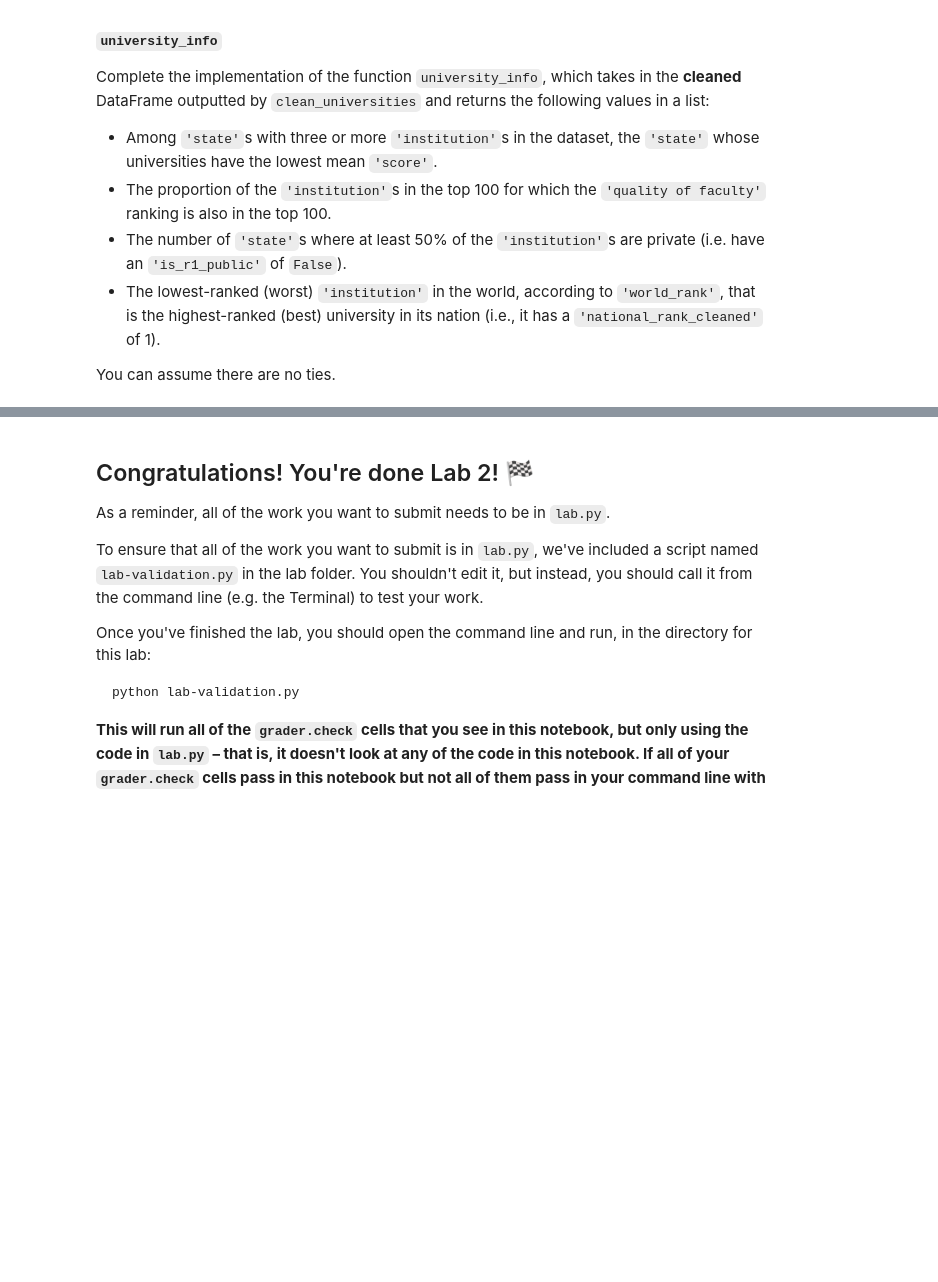
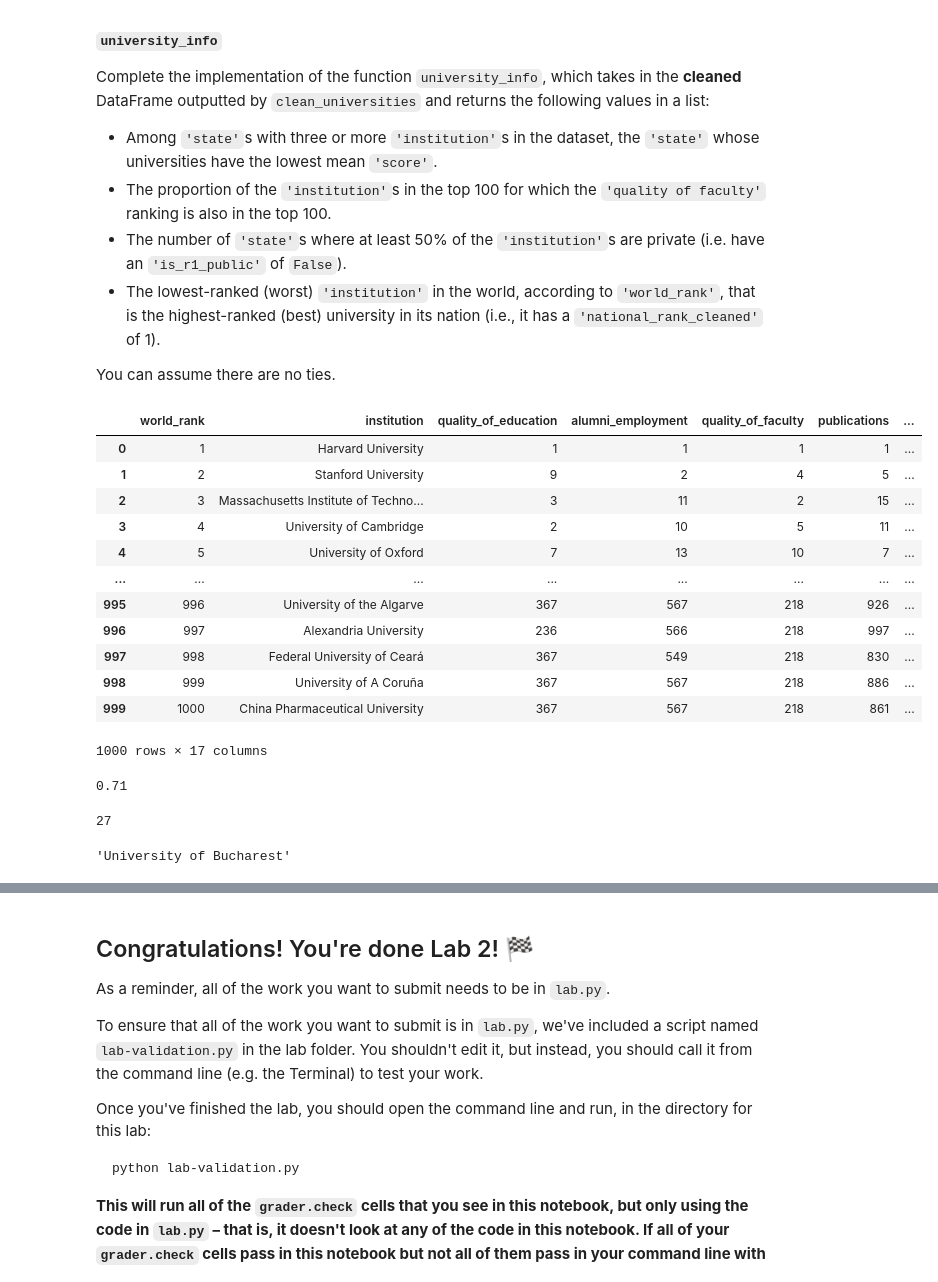
Before and after one commit to Sweekrit-B/dsc80-2025-fa, a Jupyter notebook: labs/lab02/lab.ipynb, the cells around one changed output, grey strips where cells are left out. Drawn from its saved outputs; the diff is of its cells as text; code cells hidden in the pictures; blank space fills up the shorter version.

```diff
--- a/labs/lab02/lab.ipynb
+++ b/labs/lab02/lab.ipynb
@@ -439,3 +594,31 @@ Complete the implementation of the function `university_info`, which takes in th
 * The lowest-ranked (worst) `'institution'` in the world, according to `'world_rank'`, that is the highest-ranked (best) university in its nation (i.e., it has a `'national_rank_cleaned'` of 1).
 
 You can assume there are no ties.
+# %%
+pd.set_option('display.max_rows', 200)
+# %%
+fp = Path('data') / 'universities_unified.csv'
+df = pd.read_csv(fp)
+df_copy = df.copy()
+df_copy['institution'] = df_copy['institution'].str.replace('\n', ', ')
+df_copy['broad_impact'] = df_copy['broad_impact'].astype(int)
+df_copy['nation'] = df_copy['national_rank'].str.split(',').str[0]
+df_copy['national_rank_cleaned'] = df_copy['national_rank'].str.split(',').str[1].astype(int)
+df_copy['nation'] = df_copy['nation'].replace({'UK': 'United Kingdom', 'USA': 'United States', 'Czechia': 'Czech Republic'})
+df_copy = df_copy.drop(columns=['national_rank'])
+df_copy['is_r1_public'] = (df_copy['control'] == 'Public') & (df_copy['city'] != np.nan) & (df['state'] != np.nan)
+df_copy
+# %% [output]
+|  | world_rank | institution | quality_of_education | alumni_employment | quality_of_faculty | publications | ... |
+| 0 | 1 | Harvard University | 1 | 1 | 1 | 1 | ... |
+| 1 | 2 | Stanford University | 9 | 2 | 4 | 5 | ... |
+| 2 | 3 | Massachusetts Institute of Techno... | 3 | 11 | 2 | 15 | ... |
+| 3 | 4 | University of Cambridge | 2 | 10 | 5 | 11 | ... |
+| 4 | 5 | University of Oxford | 7 | 13 | 10 | 7 | ... |
+| ... | ... | ... | ... | ... | ... | ... | ... |
+| 995 | 996 | University of the Algarve | 367 | 567 | 218 | 926 | ... |
+| 996 | 997 | Alexandria University | 236 | 566 | 218 | 997 | ... |
+| 997 | 998 | Federal University of Ceará | 367 | 549 | 218 | 830 | ... |
+| 998 | 999 | University of A Coruña | 367 | 567 | 218 | 886 | ... |
+| 999 | 1000 | China Pharmaceutical University | 367 | 567 | 218 | 861 | ... |
+1000 rows × 17 columns
@@ -442,3 +628,15 @@ You can assume there are no ties.
+# %%
+df_copy[(df_copy['world_rank'] <= 100) & (df_copy['quality_of_faculty'] <= 100)].shape[0] / 100
+# %% [output]
+0.71
+# %%
+df_copy.groupby('state')['is_r1_public'].mean()[lambda x: x > 0.5].size
+# %% [output]
+27
+# %%
+df_copy[df_copy['national_rank_cleaned'] == 1].sort_values(by='world_rank').iloc[-1]['institution']
+# %% [output]
+'University of Bucharest'
 # %%
 # don't change this cell -- it is needed for the tests to work
 fp = Path('data') / 'universities_unified.csv'
```
Also changed, not shown: parts of 19 cells of this notebook, 2 other files.
